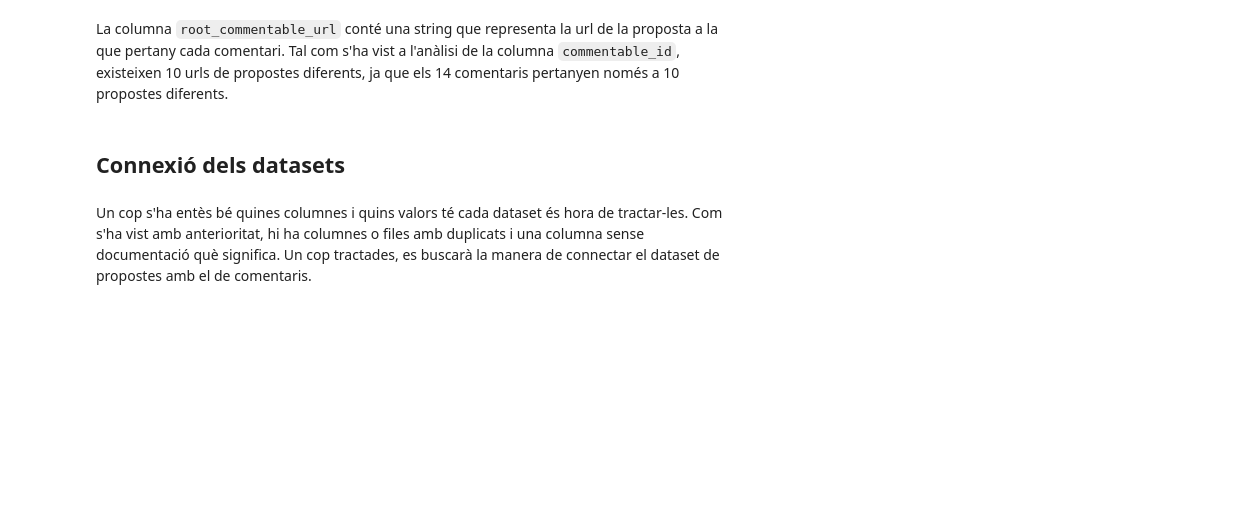
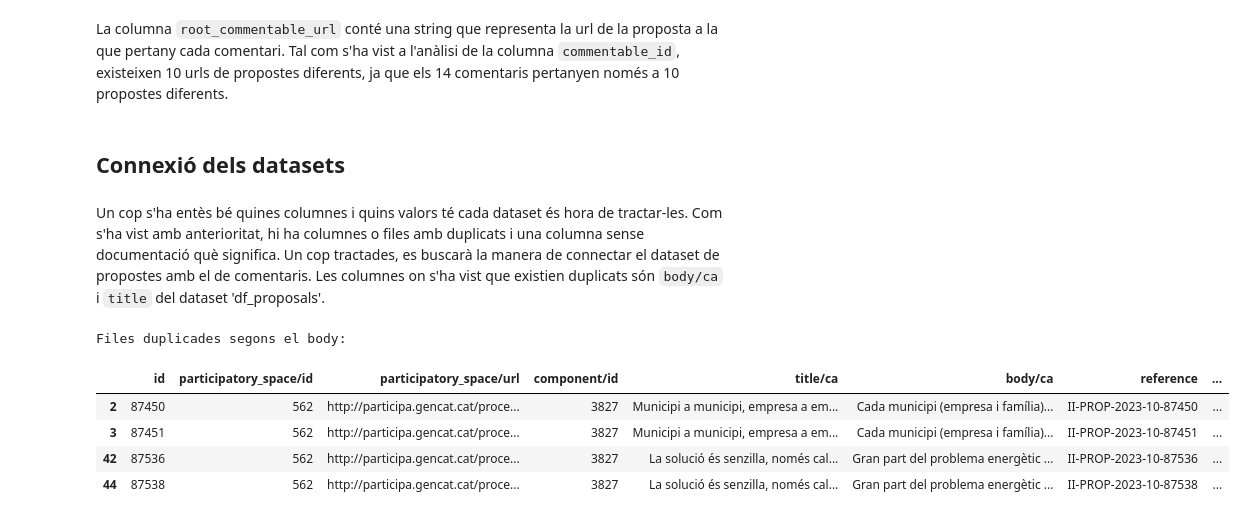
Before and after one commit to NoOPeEKS/dades-assemblea-clima, a Jupyter notebook: exploracio_csv.ipynb, the cells around one changed output. Saved outputs shown, nothing was run; the diff lists cells and outputs as text; code cells hidden in the pictures; blank space fills up the shorter version.

Commit message:
Detectats duplicats a df_proposals

```diff
--- a/exploracio_csv.ipynb
+++ b/exploracio_csv.ipynb
@@ -755,3 +755,16 @@ La columna `root_commentable_url` conté una string que representa la url de la
 ## Connexió dels datasets
 # %% [markdown]
 Un cop s'ha entès bé quines columnes i quins valors té cada dataset és hora de tractar-les. Com s'ha vist amb anterioritat, hi ha columnes o files amb duplicats i una columna sense documentació què significa. Un cop tractades, es buscarà la manera de connectar el dataset de propostes amb el de comentaris.
+Les columnes on s'ha vist que existien duplicats són `body/ca` i `title` del dataset 'df_proposals'.
+# %%
+filas_duplicadas = df_proposals[df_proposals.duplicated(subset=['body/ca'], keep=False)]
+
+print("Files duplicades segons el body:")
+filas_duplicadas.head()
+# %% [output]
+Files duplicades segons el body:
+|  | id | participatory_space/id | participatory_space/url | component/id | title/ca | body/ca | reference | ... |
+| 2 | 87450 | 562 | http://participa.gencat.cat/proce... | 3827 | Municipi a municipi, empresa a em... | Cada municipi (empresa i família)... | II-PROP-2023-10-87450 | ... |
+| 3 | 87451 | 562 | http://participa.gencat.cat/proce... | 3827 | Municipi a municipi, empresa a em... | Cada municipi (empresa i família)... | II-PROP-2023-10-87451 | ... |
+| 42 | 87536 | 562 | http://participa.gencat.cat/proce... | 3827 | La solució és senzilla, només cal... | Gran part del problema energètic ... | II-PROP-2023-10-87536 | ... |
+| 44 | 87538 | 562 | http://participa.gencat.cat/proce... | 3827 | La solució és senzilla, només cal... | Gran part del problema energètic ... | II-PROP-2023-10-87538 | ... |
```
Also changed, not shown: parts of 2 cells of this notebook.
